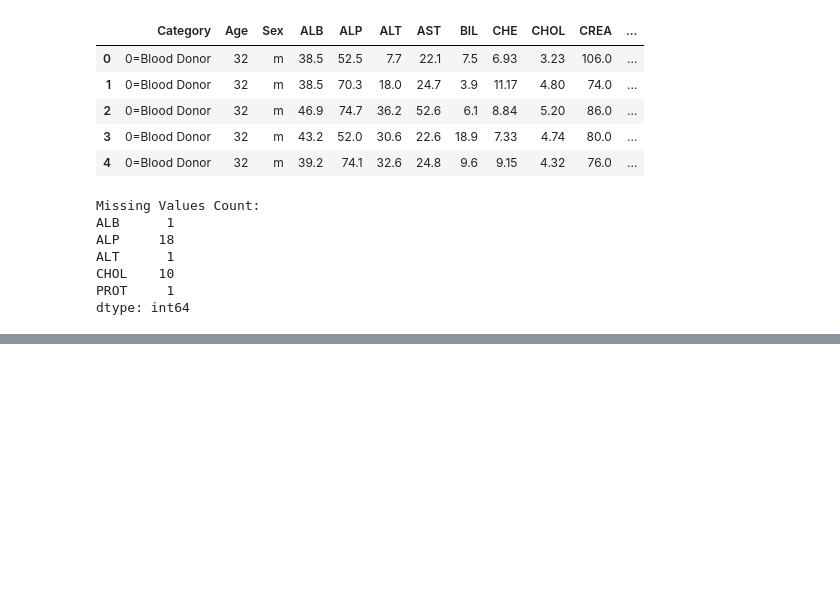
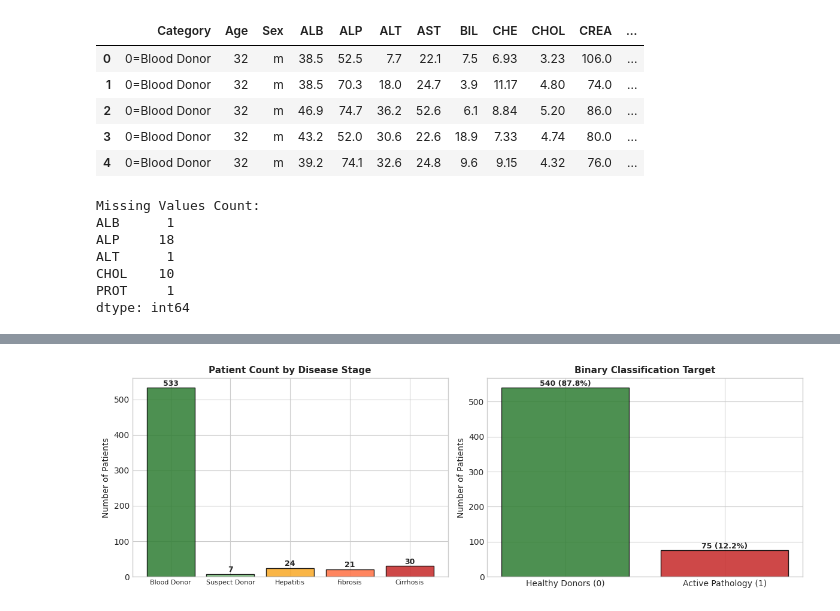
Before and after one commit to RohanVashisht1234/hepato-pattern-ml, a Jupyter notebook: Notebook.ipynb, the cells around one changed output, grey strips where cells are left out. Cells and saved outputs as stored; diff of their text form; code cells hidden in the pictures; blank space fills up the shorter version.

Commit message:
feat(eda): add cohort demographic distributions and disease progression breakdown

```diff
--- a/Notebook.ipynb
+++ b/Notebook.ipynb
@@ -171,0 +206,96 @@ dtype: int64
+# %%
+# Figure 1: Class Breakdown and Disease Progression
+figure, (stage_axis, target_axis) = plt.subplots(1, 2, figsize=(12, 4))
+
+disease_categories = [
+    '0=Blood Donor',
+    '0s=suspect Blood Donor',
+    '1=Hepatitis',
+    '2=Fibrosis',
+    '3=Cirrhosis'
+]
+
+disease_category_names = [
+    'Blood Donor',
+    'Suspect Donor',
+    'Hepatitis',
+    'Fibrosis',
+    'Cirrhosis'
+]
+
+disease_category_colors = [
+    '#2E7D32',
+    '#81C784',
+    '#F9A825',
+    '#FF7043',
+    '#C62828'
+]
+
+disease_category_counts = [
+    sum(liver_disease_dataframe['Category'] == category)
+    for category in disease_categories
+]
+
+stage_bars = stage_axis.bar(
+    range(5),
+    disease_category_counts,
+    color=disease_category_colors,
+    edgecolor='black',
+    alpha=0.85
+)
+
+for bar in stage_bars:
+    stage_axis.text(
+        bar.get_x() + bar.get_width() / 2,
+        bar.get_height() + 6,
+        int(bar.get_height()),
+        ha='center',
+        fontweight='bold',
+        fontsize=9
+    )
+
+stage_axis.set_title(
+    'Patient Count by Disease Stage',
+    fontsize=11,
+    fontweight='bold'
+)
+stage_axis.set_xticks(range(5))
+stage_axis.set_xticklabels(disease_category_names, fontsize=8)
+stage_axis.set_ylabel('Number of Patients')
+
+
+target_counts = [
+    sum(liver_disease_dataframe['target'] == 0),
+    sum(liver_disease_dataframe['target'] == 1)
+]
+
+target_bars = target_axis.bar(
+    ['Healthy Donors (0)', 'Active Pathology (1)'],
+    target_counts,
+    color=['#2E7D32', '#C62828'],
+    edgecolor='black',
+    alpha=0.85
+)
+
+for bar in target_bars:
+    patient_count = int(bar.get_height())
+    target_axis.text(
+        bar.get_x() + bar.get_width() / 2,
+        patient_count + 6,
+        f"{patient_count} ({patient_count / len(liver_disease_dataframe) * 100:.1f}%)",
+        ha='center',
+        fontweight='bold',
+        fontsize=9
+    )
+
+target_axis.set_title(
+    'Binary Classification Target',
+    fontsize=11,
+    fontweight='bold'
+)
+target_axis.set_ylabel('Number of Patients')
+
+plt.tight_layout()
+plt.show()
+# %% [output]
+[figure, added]
```
Also changed, not shown: parts of 2 cells of this notebook.
